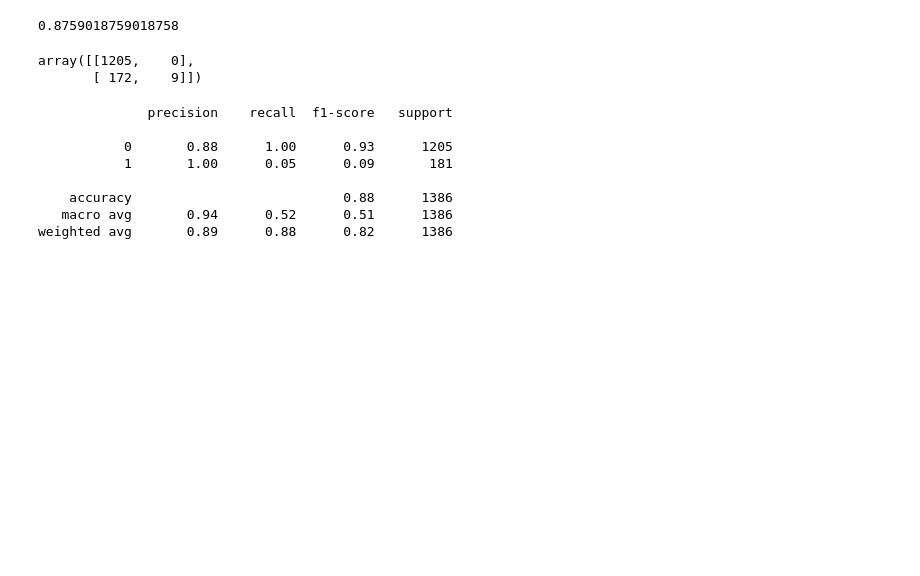
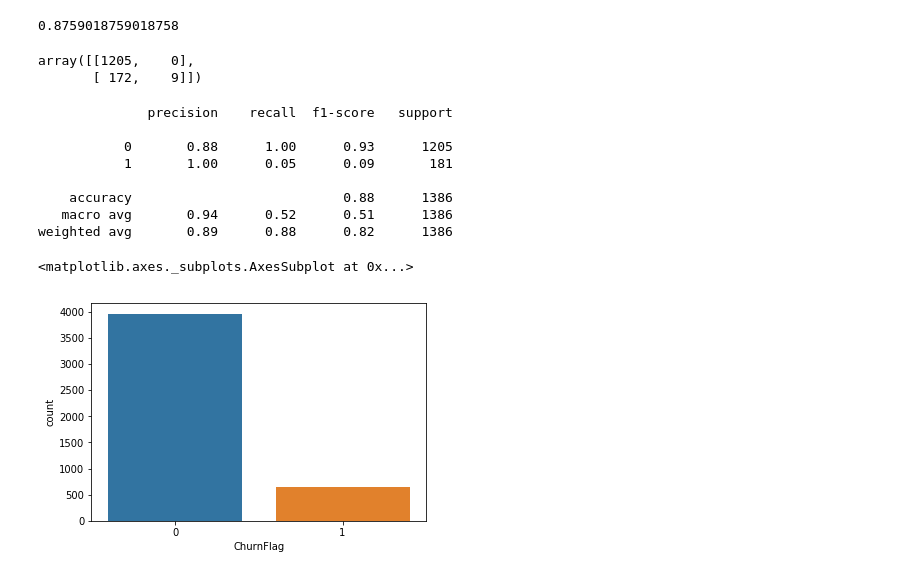
Before and after one commit to Meghashyamt/Telecom-Project, a Jupyter notebook: Telecom_Logistic.ipynb, the cells around one changed output. Drawn from its saved outputs; the diff is of its cells as text; code cells hidden in the pictures; blank space fills up the shorter version.

```diff
--- a/Telecom_Logistic.ipynb
+++ b/Telecom_Logistic.ipynb
@@ -21,7 +21,7 @@ import matplotlib.pyplot as plt
 import seaborn as sb
 %matplotlib inline
 # %%
-data =pd.read_csv("telecom_churn_data1.csv")
+data =pd.read_csv("Telecom-Project/telecom_churn_data.csv")
 # %%
 data.head(2)
 # %% [output]
@@ -119,3 +119,8 @@ print(classification_report(y_test, predict))
     accuracy                           0.88      1386
    macro avg       0.94      0.52      0.51      1386
 weighted avg       0.89      0.88      0.82      1386
+# %%
+sb.countplot(x='ChurnFlag', data=data)
+# %% [output]
+<matplotlib.axes._subplots.AxesSubplot at 0x...>
+[figure, added]
```
